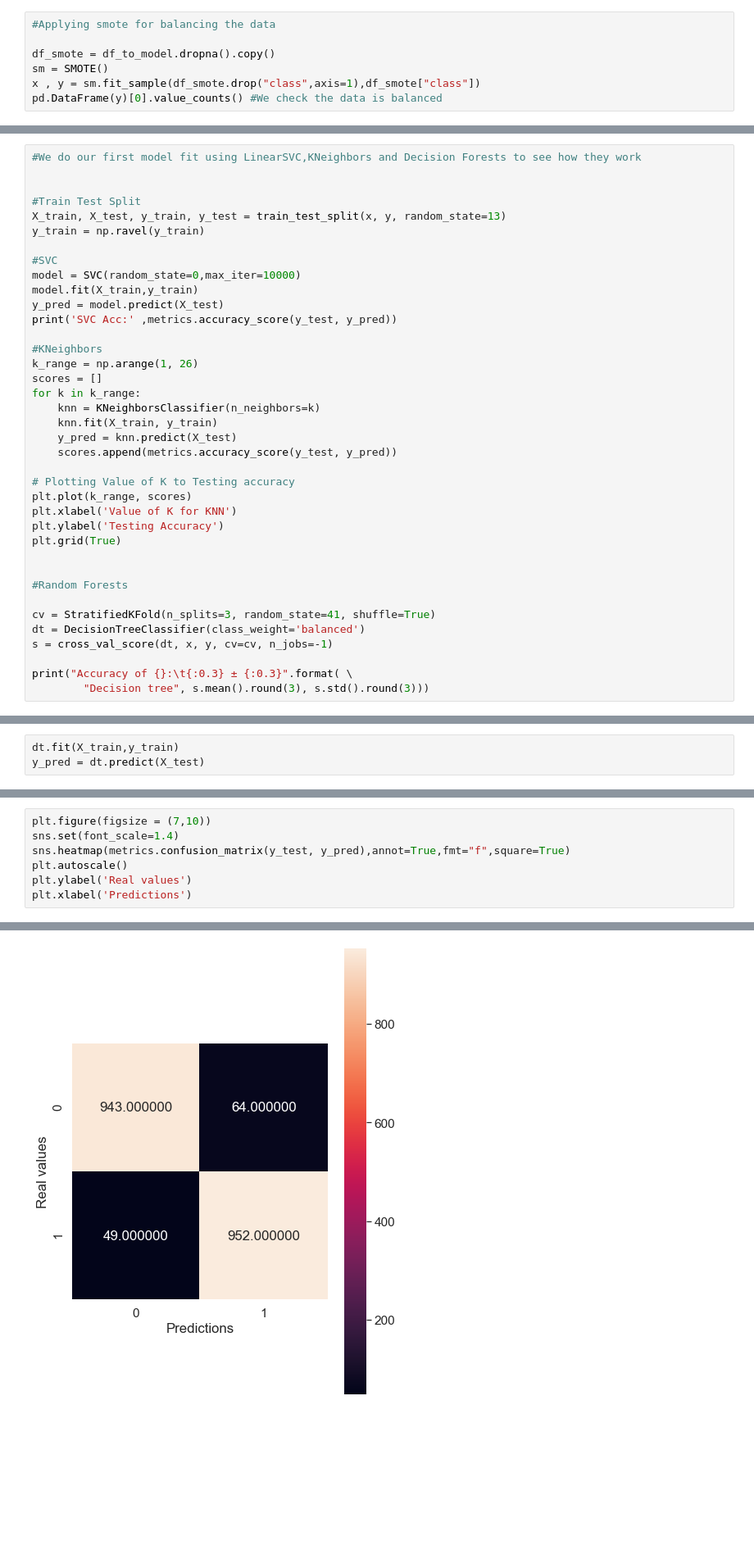
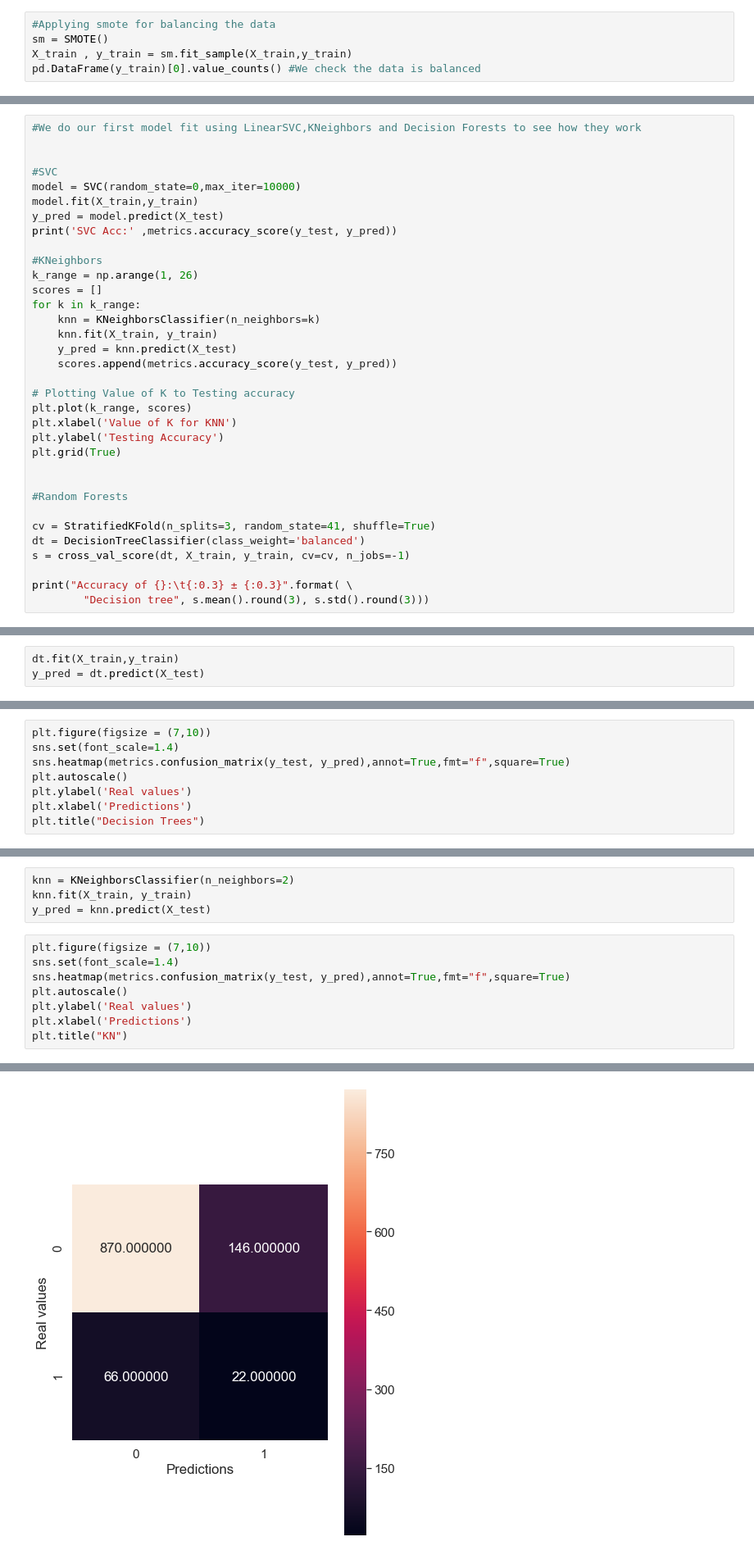
Before and after one commit to Villamaru/Data_science_test_Jampp, a Jupyter notebook: 3 - Data Science.ipynb, the cells around one changed output, grey strips where cells are left out. Shown at 82% size. Drawn from its saved outputs; the diff is of its cells as text; blank space fills up the shorter version.

Commit message:
Segunda version del problema de Data Science

```diff
--- a/3 - Data Science.ipynb
+++ b/3 - Data Science.ipynb
@@ -109,8 +115,6 @@ Name: class, dtype: int64
 # %%
 #Applying smote for balancing the data
-
-df_smote = df_to_model.dropna().copy()
 sm = SMOTE()
-x , y = sm.fit_sample(df_smote.drop("class",axis=1),df_smote["class"])
-pd.DataFrame(y)[0].value_counts() #We check the data is balanced
+X_train , y_train = sm.fit_sample(X_train,y_train)
+pd.DataFrame(y_train)[0].value_counts() #We check the data is balanced
 # %% [output]
@@ -120,10 +124,6 @@ Name: 0, dtype: int64
 # %%
 #We do our first model fit using LinearSVC,KNeighbors and Decision Forests to see how they work
 
-
-#Train Test Split
-X_train, X_test, y_train, y_test = train_test_split(x, y, random_state=13)
-y_train = np.ravel(y_train)
 
 #SVC
 model = SVC(random_state=0,max_iter=10000)
@@ -151,7 +151,7 @@ plt.grid(True)
 
 cv = StratifiedKFold(n_splits=3, random_state=41, shuffle=True)
 dt = DecisionTreeClassifier(class_weight='balanced')
-s = cross_val_score(dt, x, y, cv=cv, n_jobs=-1)
+s = cross_val_score(dt, X_train, y_train, cv=cv, n_jobs=-1)
 
 print("Accuracy of {}:\t{:0.3} ± {:0.3}".format( \
         "Decision tree", s.mean().round(3), s.std().round(3)))
@@ -170,0 +171,8 @@ Because we aren't using any tools to correlate data, trees are giving a good res
+# %%
+plt.figure(figsize = (7,10))
+sns.set(font_scale=1.4)
+sns.heatmap(metrics.confusion_matrix(y_test, y_pred),annot=True,fmt="f",square=True)
+plt.autoscale()
+plt.ylabel('Real values')
+plt.xlabel('Predictions')
+plt.title("Decision Trees")
@@ -171,10 +182,15 @@ Because we aren't using any tools to correlate data, trees are giving a good res
+# %%
+knn = KNeighborsClassifier(n_neighbors=2)
+knn.fit(X_train, y_train)
+y_pred = knn.predict(X_test)
 # %%
 plt.figure(figsize = (7,10))
 sns.set(font_scale=1.4)
 sns.heatmap(metrics.confusion_matrix(y_test, y_pred),annot=True,fmt="f",square=True)
 plt.autoscale()
 plt.ylabel('Real values')
 plt.xlabel('Predictions')
+plt.title("KN")
 # %% [output]
 Text(0.5, 256.18, 'Predictions')
-[figure, old version]
+[figure, new version]
```
Also changed, not shown: parts of 8 cells of this notebook.
